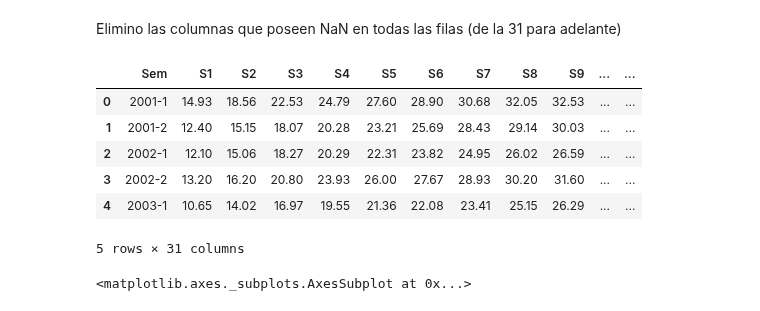
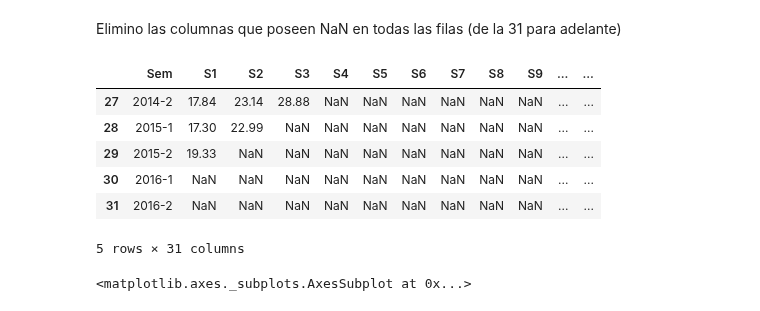
Before and after one commit to AronForero/ICFESProject, a Jupyter notebook: Descriptive_Analisis/SPADIES.ipynb, the cells around one changed output. Drawn from its saved outputs; the diff is of its cells as text; code cells hidden in the pictures.

```diff
--- a/Descriptive_Analisis/SPADIES.ipynb
+++ b/Descriptive_Analisis/SPADIES.ipynb
@@ -19,14 +19,14 @@ Elimino las columnas que poseen NaN en todas las filas (de la 31 para adelante)
 # %%
 D_Cohorte = D_Cohorte.drop(D_Cohorte.columns[31:], axis=1)
 # %%
-D_Cohorte.head()
+D_Cohorte.tail()
 # %% [output]
 |  | ﻿Sem | S1 | S2 | S3 | S4 | S5 | S6 | S7 | S8 | S9 | ... | ... |
-| 0 | 2001-1 | 14.93 | 18.56 | 22.53 | 24.79 | 27.60 | 28.90 | 30.68 | 32.05 | 32.53 | ... | ... |
-| 1 | 2001-2 | 12.40 | 15.15 | 18.07 | 20.28 | 23.21 | 25.69 | 28.43 | 29.14 | 30.03 | ... | ... |
-| 2 | 2002-1 | 12.10 | 15.06 | 18.27 | 20.29 | 22.31 | 23.82 | 24.95 | 26.02 | 26.59 | ... | ... |
-| 3 | 2002-2 | 13.20 | 16.20 | 20.80 | 23.93 | 26.00 | 27.67 | 28.93 | 30.20 | 31.60 | ... | ... |
-| 4 | 2003-1 | 10.65 | 14.02 | 16.97 | 19.55 | 21.36 | 22.08 | 23.41 | 25.15 | 26.29 | ... | ... |
+| 27 | 2014-2 | 17.84 | 23.14 | 28.88 | NaN | NaN | NaN | NaN | NaN | NaN | ... | ... |
+| 28 | 2015-1 | 17.30 | 22.99 | NaN | NaN | NaN | NaN | NaN | NaN | NaN | ... | ... |
+| 29 | 2015-2 | 19.33 | NaN | NaN | NaN | NaN | NaN | NaN | NaN | NaN | ... | ... |
+| 30 | 2016-1 | NaN | NaN | NaN | NaN | NaN | NaN | NaN | NaN | NaN | ... | ... |
+| 31 | 2016-2 | NaN | NaN | NaN | NaN | NaN | NaN | NaN | NaN | NaN | ... | ... |
 5 rows × 31 columns
 # %%
 D_Cohorte.plot(x=0, y=D_Cohorte.columns[1:], kind="line", figsize=(12,10))
```
Also changed, not shown: parts of 1 cell of this notebook, 2 other files.
